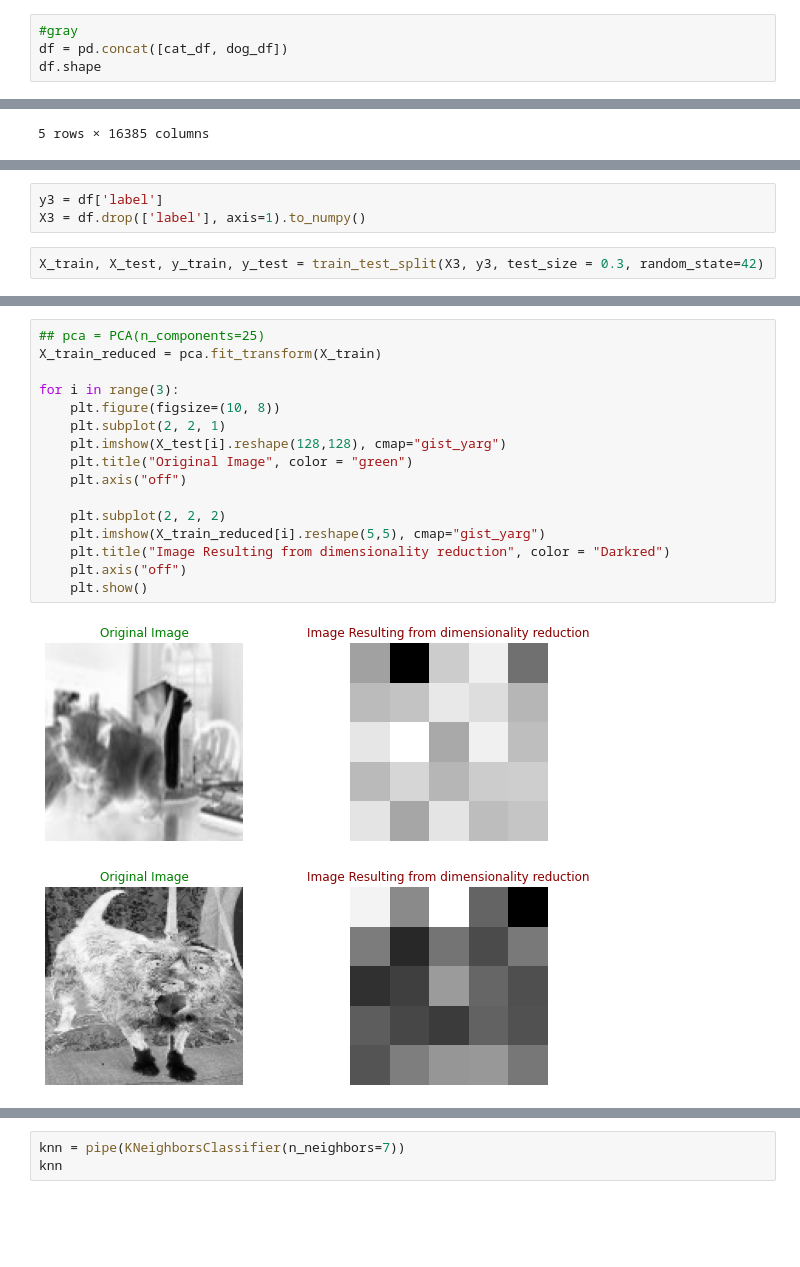
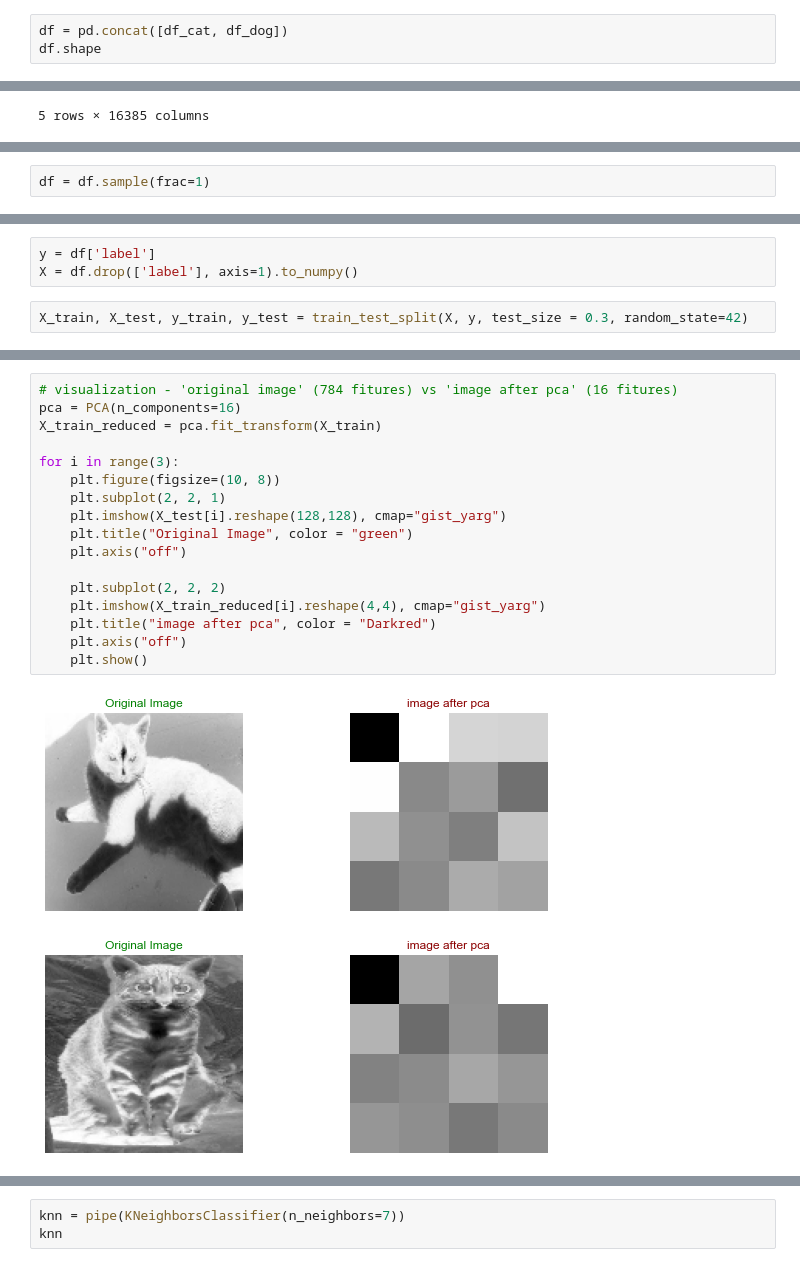
Before and after one commit to renanarimon/ML, a Jupyter notebook: cat vs dogs 2.ipynb, the cells around one changed output, grey strips where cells are left out. Drawn from its saved outputs; the diff is of its cells as text; blank space fills up the shorter version.

```diff
--- a/cat vs dogs 2.ipynb
+++ b/cat vs dogs 2.ipynb
@@ -113,6 +85,5 @@ dog_df['label'] = y2
 # %%
-#gray
-df = pd.concat([cat_df, dog_df])
+df = pd.concat([df_cat, df_dog])
 df.shape
 # %% [output]
 (25000, 16385)
@@ -139,0 +112,2 @@ df.tail()
+# %%
+df = df.sample(frac=1)
@@ -140,5 +124,5 @@ df.tail()
 # %%
-y3 = df['label']
-X3 = df.drop(['label'], axis=1).to_numpy()
+y = df['label']
+X = df.drop(['label'], axis=1).to_numpy()
 # %%
-X_train, X_test, y_train, y_test = train_test_split(X3, y3, test_size = 0.3, random_state=42)
+X_train, X_test, y_train, y_test = train_test_split(X, y, test_size = 0.3, random_state=42)
@@ -145,19 +133,20 @@ X_train, X_test, y_train, y_test = train_test_split(X3, y3, test_size = 0.3, ran
 # %%
-## pca = PCA(n_components=25)
+# visualization - 'original image' (784 fitures) vs 'image after pca' (16 fitures)
+pca = PCA(n_components=16)
 X_train_reduced = pca.fit_transform(X_train)
 
 for i in range(3):
     plt.figure(figsize=(10, 8))
     plt.subplot(2, 2, 1)
     plt.imshow(X_test[i].reshape(128,128), cmap="gist_yarg")
     plt.title("Original Image", color = "green")
     plt.axis("off")
 
     plt.subplot(2, 2, 2)
-    plt.imshow(X_train_reduced[i].reshape(5,5), cmap="gist_yarg")
-    plt.title("Image Resulting from dimensionality reduction", color = "Darkred")
+    plt.imshow(X_train_reduced[i].reshape(4,4), cmap="gist_yarg")
+    plt.title("image after pca", color = "Darkred")
     plt.axis("off")
     plt.show()
 # %% [output]
-[figure, old version]
+[figure, new version]
-[figure, old version]
+[figure, new version]
```
Also changed, not shown: parts of 30 cells of this notebook.
